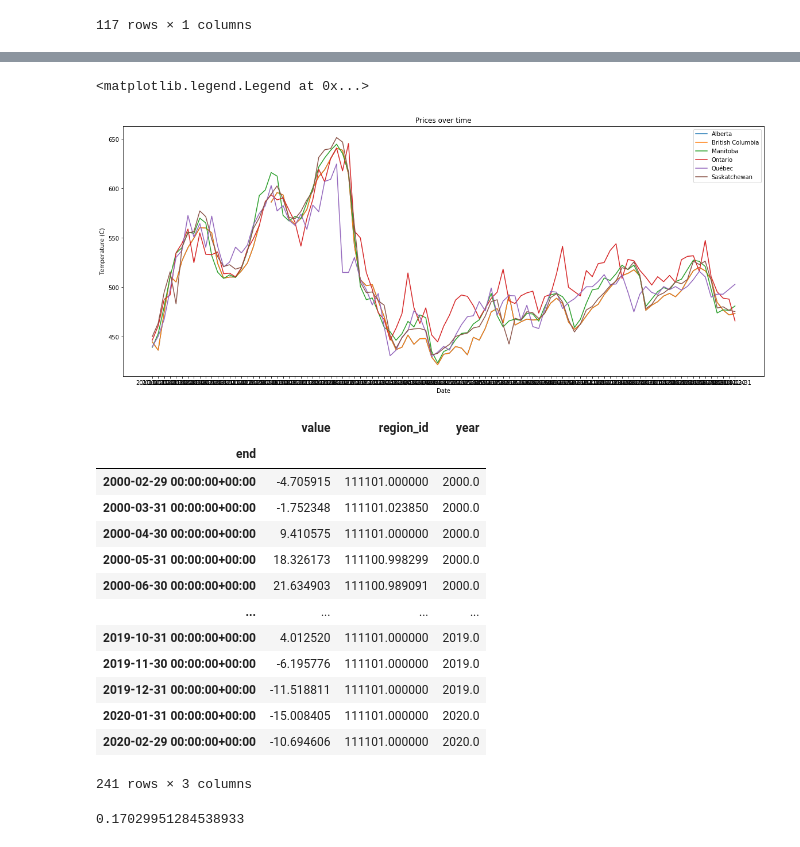
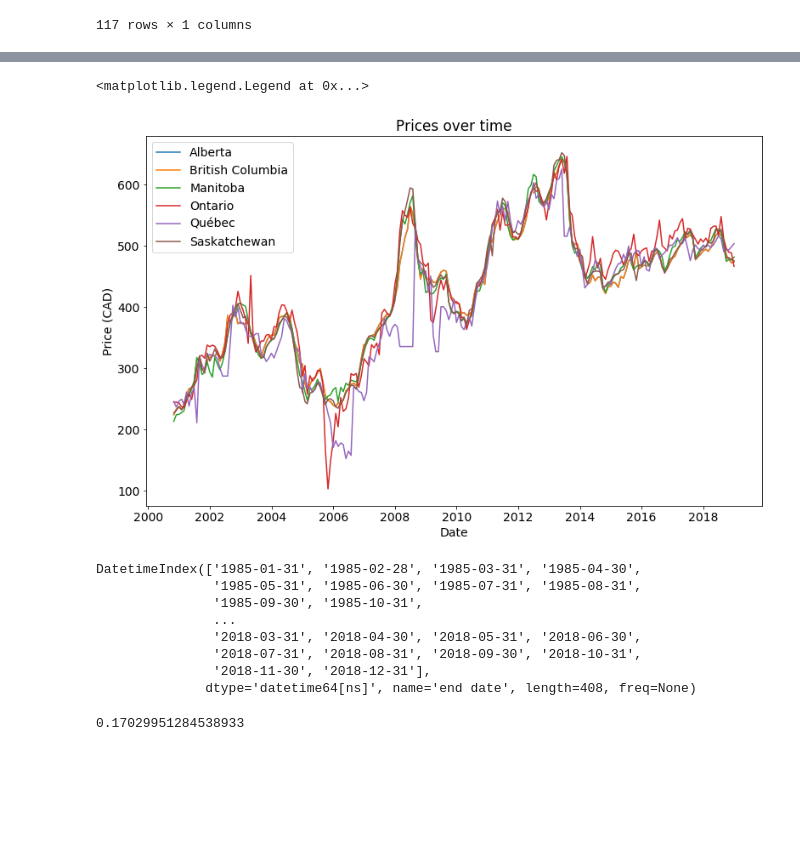
Before and after one commit to yu-lily/Canola-Oil-Predictions, a Jupyter notebook: Regression.ipynb, the cells around one changed output, grey strips where cells are left out. Saved outputs shown, nothing was run; the diff lists cells and outputs as text; code cells hidden in the pictures; blank space fills up the shorter version.

```diff
--- a/Regression.ipynb
+++ b/Regression.ipynb
@@ -155,11 +155,12 @@ temp_by_region[0][['value']].loc['2010-6-1':'2020-6-10']
 | 2020-02-29 00:00:00+00:00 | -10.694606 |
 117 rows × 1 columns
 # %%
-fig1 = plt.figure(figsize=(15,8))
+plt.rcParams.update({'font.size': 14})
+fig1 = plt.figure(figsize=(13,8))
 ax1 = fig1.add_subplot()
 
 for i in range(6):
-    temp = temp_by_region[i][['value']]#.loc['2010-1-1':'2020-6-10']
+    temp = temp_by_region[i][['value']].loc['2012-12-31':'2020-6-10']
     ax1.plot(temp)
 
 ax1.set_title("Temperature over time")
@@ -167,5 +168,6 @@ ax1.set_xlabel("Date")
 ax1.set_ylabel("Temperature (C)")
 ax1.legend(['Alberta', 'British Columbia', 'Manitoba', 'Ontario', 'Québec',
        'Saskatchewan'])
-plt.savefig('temperature2.png')
+ax1.grid(True)
+#plt.savefig('temperature.png')
 # %% [output]
@@ -173,36 +175,33 @@ plt.savefig('temperature2.png')
 # %%
-fig1 = plt.figure(figsize=(20,8))
+plt.rcParams.update({'font.size': 14})
+fig1 = plt.figure(figsize=(13,8))
 ax1 = fig1.add_subplot()
 
 for i in range(6):
-    temp = prices_by_region[i][['value']].loc['2010-1-1':'2020-6-10']
+    temp = prices_by_region[i][['value']].loc['2000-1-1':'2020-6-10']
+    temp.index = pd.to_datetime(temp.index)
     ax1.plot(temp)
 
 ax1.set_title("Prices over time")
 ax1.set_xlabel("Date")
-ax1.set_ylabel("Temperature (C)")
+ax1.set_ylabel("Price (CAD)")
 ax1.legend(['Alberta', 'British Columbia', 'Manitoba', 'Ontario', 'Québec',
        'Saskatchewan'])
+#plt.savefig('price.png')
 # %% [output]
 <matplotlib.legend.Legend at 0x...>
-[figure, old version]
+[figure, new version]
-# %%
-temp_by_region[0]
-# %% [output]
-|  | value | region_id | year |
-| end |  |  |  |
-| 2000-02-29 00:00:00+00:00 | -4.705915 | 111101.000000 | 2000.0 |
-| 2000-03-31 00:00:00+00:00 | -1.752348 | 111101.023850 | 2000.0 |
-| 2000-04-30 00:00:00+00:00 | 9.410575 | 111101.000000 | 2000.0 |
-| 2000-05-31 00:00:00+00:00 | 18.326173 | 111100.998299 | 2000.0 |
-| 2000-06-30 00:00:00+00:00 | 21.634903 | 111100.989091 | 2000.0 |
-| ... | ... | ... | ... |
-| 2019-10-31 00:00:00+00:00 | 4.012520 | 111101.000000 | 2019.0 |
-| 2019-11-30 00:00:00+00:00 | -6.195776 | 111101.000000 | 2019.0 |
-| 2019-12-31 00:00:00+00:00 | -11.518811 | 111101.000000 | 2019.0 |
-| 2020-01-31 00:00:00+00:00 | -15.008405 | 111101.000000 | 2020.0 |
-| 2020-02-29 00:00:00+00:00 | -10.694606 | 111101.000000 | 2020.0 |
-241 rows × 3 columns
+# %%
+pd.to_datetime(prices_by_region[i].index)
+# %% [output]
+DatetimeIndex(['1985-01-31', '1985-02-28', '1985-03-31', '1985-04-30',
+               '1985-05-31', '1985-06-30', '1985-07-31', '1985-08-31',
+               '1985-09-30', '1985-10-31',
+               ...
+               '2018-03-31', '2018-04-30', '2018-05-31', '2018-06-30',
+               '2018-07-31', '2018-08-31', '2018-09-30', '2018-10-31',
+               '2018-11-30', '2018-12-31'],
+              dtype='datetime64[ns]', name='end date', length=408, freq=None)
 # %%
 #create nested list of LinearRegression objects that predict deliveries value
 min_year = 2001
```
Also changed, not shown: parts of 1 cell of this notebook, 2 other files.
